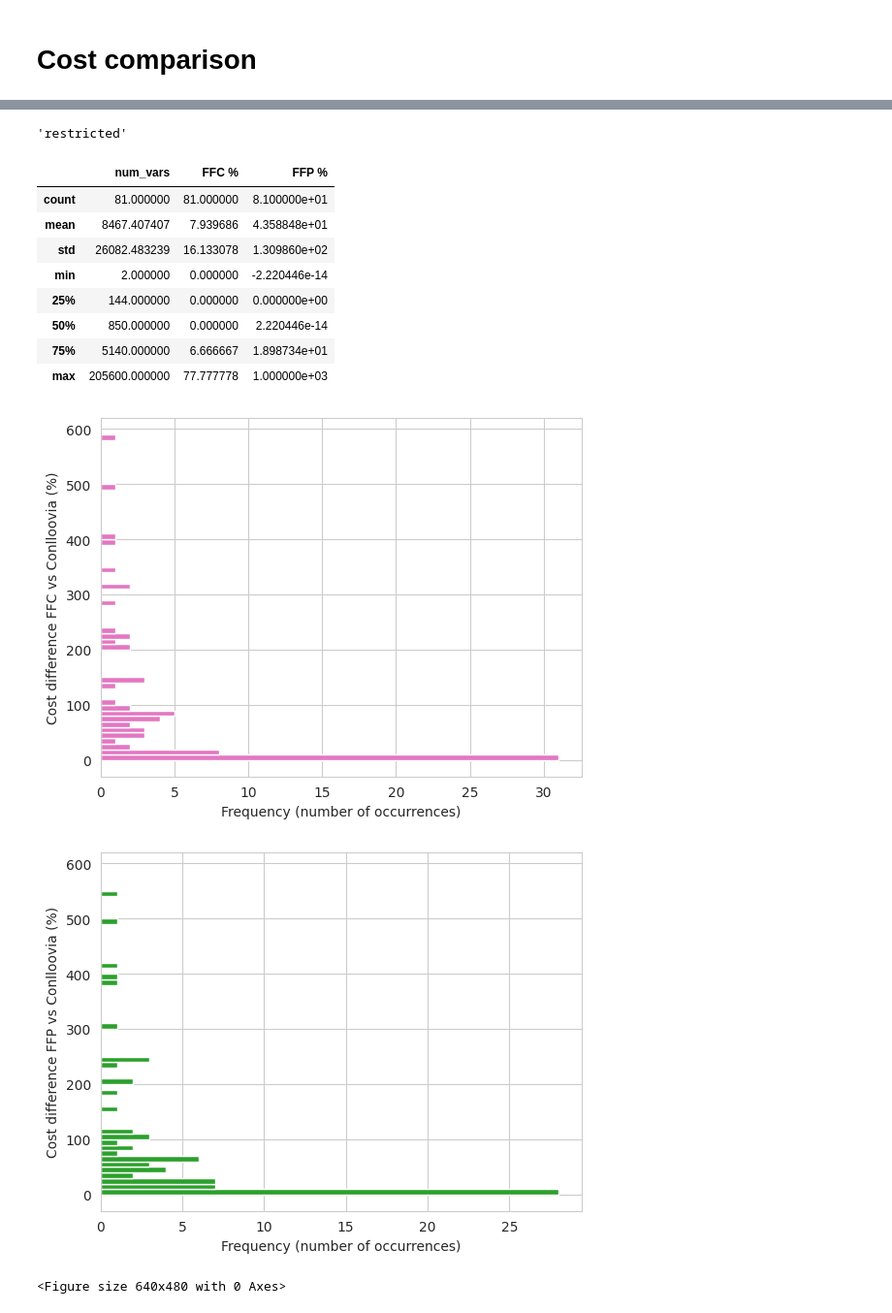
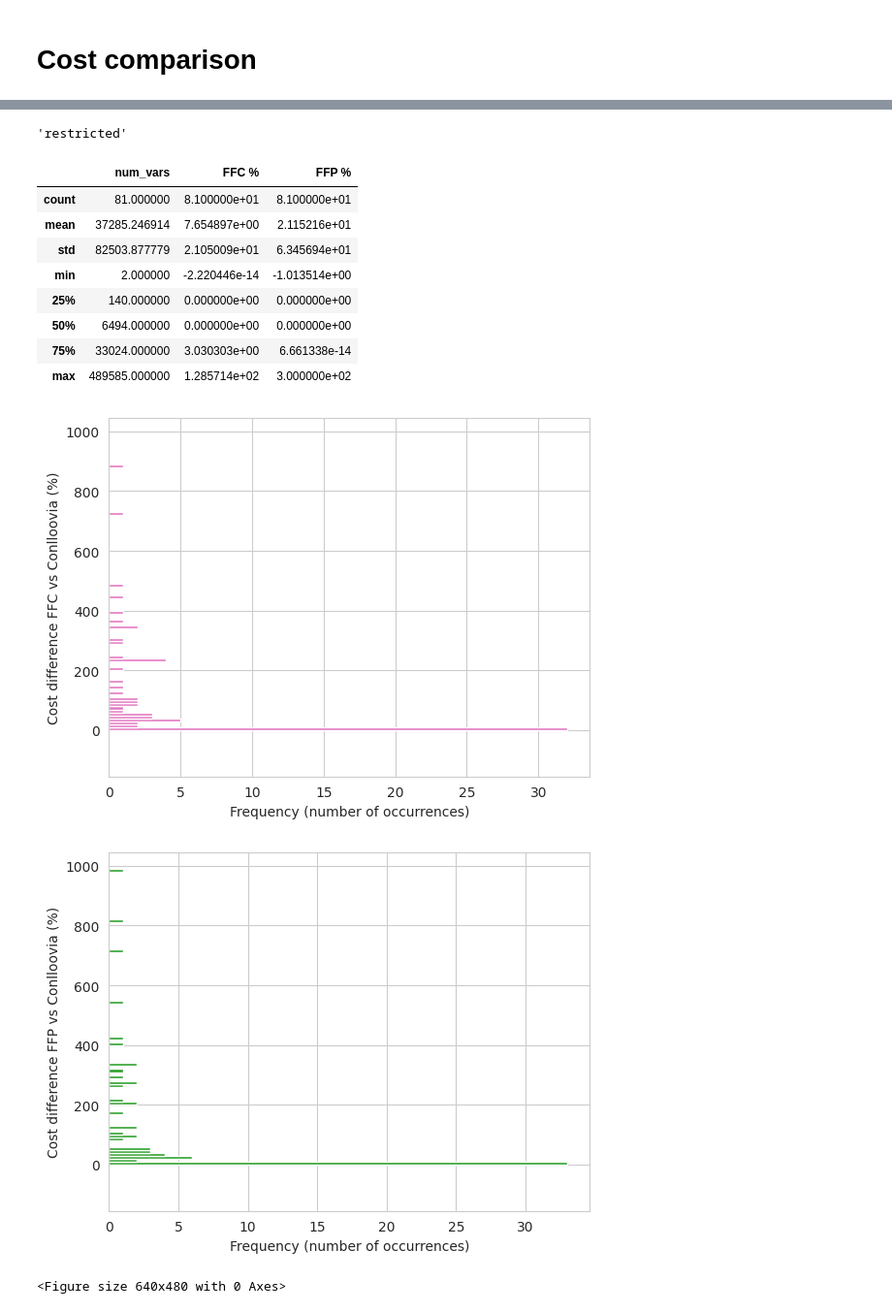
Before and after one commit to asi-uniovi/conlloovia_exp, a Jupyter notebook: ExpSize.ipynb, the cells around one changed output, grey strips where cells are left out. Shown at 97% size. Cells and saved outputs as stored; diff of their text form; code cells hidden in the pictures.

```diff
--- a/ExpSize.ipynb
+++ b/ExpSize.ipynb
@@ -689,6 +772,7 @@ allocators = [
     "FFP",
 ]
 modes = ["unrestricted", "restricted"]
+hue_order = [STATUS_INFEASIBLE, STATUS_NON_OPTIMAL, STATUS_OPTIMAL, STATUS_ABORTED]
 # %%
 # Pass to long form to be able to use seaborn
 df_stats_long = {
@@ -719,6 +803,7 @@ with sns.plotting_context("notebook", font_scale=0.55):
             height=1.9,
             aspect=1.25,
             s=15,
+            hue_order=hue_order,
         )
         g.set(xscale="log")
         g.set(yscale="log")
@@ -756,7 +858,7 @@ print(table)
 # Plot frac gap for conlloovia
 for mode in modes:
     conlloovia_data = df_stats_dict[mode]["conlloovia"]
-    if Status.INTEGER_FEASIBLE in set(conlloovia_data.status):
+    if STATUS_NON_OPTIMAL in set(conlloovia_data.status):
         fig, ax = plt.subplots(figsize=(11, 4))
         ax = conlloovia_data.sort_values(by="num_vars").plot(
             x="num_vars", y="gap_pct", kind="bar", legend=False, ax=ax, color="tab:grey"
@@ -820,12 +925,22 @@ df_stats_gr[mode].reset_index()[["num_vars", "cost", "status"]]
 # %%
 # Plot the difference with conlloovia of all allocators, both in absolute and
 # percentage terms. Show the difference only in the experiments where the
-# heuristic finds a solution
+# heuristic finds a solution and where Conlloovia finds a solution (i.e., didn't abort)
 df_cost_diff_modes = pd.DataFrame()
 df_cost_diff_dict = {}
 for mode in modes:
-    df_cost_diff = df_stats_gr[mode].reset_index()[["num_vars", "cost", "status"]].copy()
-    df_cost_diff.columns = ["num_vars", "FFC", "FFP", "conlloovia", "status_FFC", "status_FFP", "status_conlloovia"]
+    df_cost_diff = (
+        df_stats_gr[mode].reset_index()[["num_vars", "cost", "status"]].copy()
+    )
+    df_cost_diff.columns = [
+        "num_vars",
+        "FFC",
+        "FFP",
+        "conlloovia",
+        "status_FFC",
+        "status_FFP",
+        "status_conlloovia",
+    ]
 
     for allocator in allocators:
         if allocator == "conlloovia":
@@ -839,20 +954,39 @@ for mode in modes:
             df_cost_diff[allocator] - df_cost_diff["conlloovia"]
         )
 
-        # If the heuristic didn't find a solution, set the difference and the pct to 0
-        df_cost_diff.loc[df_cost_diff[f"status_{allocator}"] != "INTEGER_FEASIBLE", f"{allocator} %"] = 0
-        df_cost_diff.loc[df_cost_diff[f"status_{allocator}"] != "INTEGER_FEASIBLE", f"diff_{allocator}"] = 0
+        df_cost_diff[f"{allocator} %"].replace([np.inf, -np.inf], np.nan, inplace=True)
+
+        # If the heuristic didn't find a solution or Conlloovia aborted, set the
+        # difference and the pct to 0
+        df_cost_diff.loc[
+            df_cost_diff[f"status_{allocator}"] != STATUS_NON_OPTIMAL, f"{allocator} %"
+        ] = 0
+        df_cost_diff.loc[
+            df_cost_diff[f"status_{allocator}"] != STATUS_NON_OPTIMAL,
+            f"diff_{allocator}",
+        ] = 0
+        df_cost_diff.loc[
+            df_cost_diff[f"status_conlloovia"] == "ABORTED", f"{allocator} %"
+        ] = 0
+        df_cost_diff.loc[
+            df_cost_diff[f"status_conlloovia"] == "ABORTED", f"diff_{allocator}"
+        ] = 0
 
     display(mode, df_cost_diff.describe())
+
     plt.figure()
-    df_cost_diff["FFC %"].plot.hist(bins=range(0, 600, 10), color=colors["FFC"], orientation="horizontal")
+    df_cost_diff["FFC %"].plot.hist(
+        bins=range(-100, 1000, 10), color=colors["FFC"], orientation="horizontal"
+    )
     plt.ylabel("Cost difference FFC vs Conlloovia (%)")
     plt.xlabel("Frequency (number of occurrences)")
     file_name = "hist_ffc_unrestr" if mode == "unrestricted" else "hist_ffc_restr"
     plt.savefig(FIG_DIR / file_name, bbox_inches="tight", dpi=600)
 
     plt.figure()
-    df_cost_diff["FFP %"].plot.hist(bins=range(0, 600, 10), color=colors["FFP"], orientation="horizontal")
+    df_cost_diff["FFP %"].plot.hist(
+        bins=range(-100, 1000, 10), color=colors["FFP"], orientation="horizontal"
+    )
     plt.ylabel("Cost difference FFP vs Conlloovia (%)")
     plt.xlabel("Frequency (number of occurrences)")
     file_name = "hist_ffp_unrestr" if mode == "unrestricted" else "hist_ffp_restr"
@@ -867,9 +1001,12 @@ for mode in modes:
     ax = (
         df_cost_diff[["num_vars", "FFC %", "FFP %"]]
         .sort_values(by="num_vars")
-        .plot(x="num_vars", kind="bar", figsize=(12, 3),
-              color=[colors["FFC"], colors["FFP"]]
-              )
+        .plot(
+            x="num_vars",
+            kind="bar",
+            figsize=(12, 3),
+            color=[colors["FFC"], colors["FFP"]],
+        )
     )
     plt.grid(axis="x")
     plt.xlabel("Num. variables", fontsize="x-small")
@@ -894,13 +1031,13 @@ for mode in modes:
 'restricted'
 |  | num_vars | FFC % | FFP % |
-| count | 81.000000 | 81.000000 | 8.100000e+01 |
-| mean | 8467.407407 | 7.939686 | 4.358848e+01 |
-| std | 26082.483239 | 16.133078 | 1.309860e+02 |
-| min | 2.000000 | 0.000000 | -2.220446e-14 |
-| 25% | 144.000000 | 0.000000 | 0.000000e+00 |
-| 50% | 850.000000 | 0.000000 | 2.220446e-14 |
-| 75% | 5140.000000 | 6.666667 | 1.898734e+01 |
-| max | 205600.000000 | 77.777778 | 1.000000e+03 |
+| count | 81.000000 | 8.100000e+01 | 8.100000e+01 |
+| mean | 37285.246914 | 7.654897e+00 | 2.115216e+01 |
+| std | 82503.877779 | 2.105009e+01 | 6.345694e+01 |
+| min | 2.000000 | -2.220446e-14 | -1.013514e+00 |
+| 25% | 140.000000 | 0.000000e+00 | 0.000000e+00 |
+| 50% | 6494.000000 | 0.000000e+00 | 0.000000e+00 |
+| 75% | 33024.000000 | 3.030303e+00 | 6.661338e-14 |
+| max | 489585.000000 | 1.285714e+02 | 3.000000e+02 |
-[figure, old version]
+[figure, new version]
-[figure, old version]
+[figure, new version]
 <Figure size 640x480 with 0 Axes>
```
Also changed, not shown: parts of 11 cells of this notebook, 21 other files.
